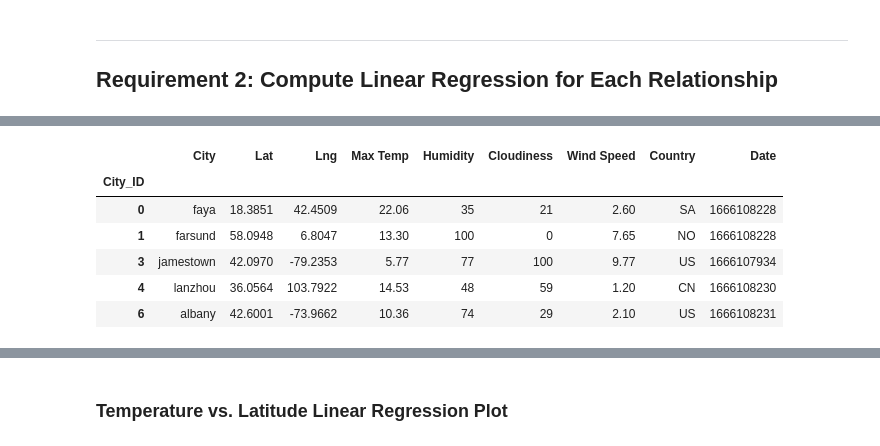
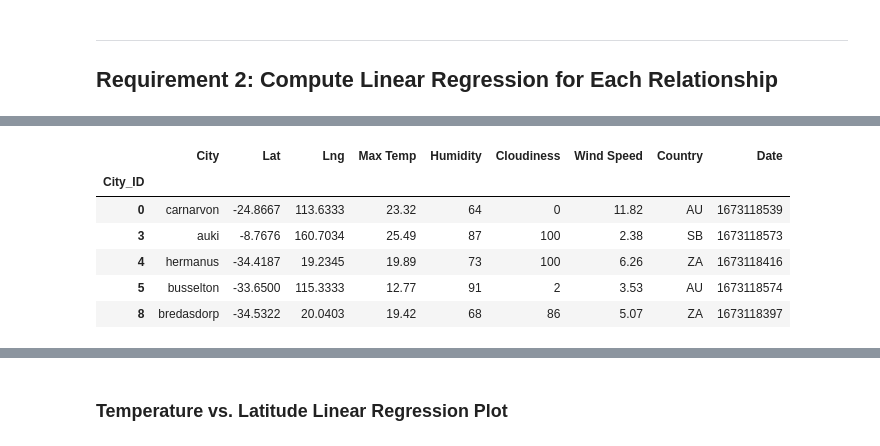
Before and after one commit to ericlsimon/python-api-challenge, a Jupyter notebook: WeatherPy/WeatherPy.ipynb, the cells around one changed output, grey strips where cells are left out. Saved outputs shown, nothing was run; the diff lists cells and outputs as text; code cells hidden in the pictures.

```diff
--- a/WeatherPy/WeatherPy.ipynb
+++ b/WeatherPy/WeatherPy.ipynb
@@ -275,14 +271,14 @@ plt.show()
 # %%
-# Create a DataFrame with the Northern Hemisphere data (Latitude >= 0)
-# YOUR CODE HERE
+# Create a DataFrame with the Southern Hemisphere data (Latitude < 0)
+southern_hemi_df = city_data_df.loc[city_data_df["Lat"] < 0, :]
 
 # Display sample data
-northern_hemi_df.head()
+southern_hemi_df.head()
 # %% [output]
 |  | City | Lat | Lng | Max Temp | Humidity | Cloudiness | Wind Speed | Country | Date |
 | City_ID |  |  |  |  |  |  |  |  |  |
-| 0 | faya | 18.3851 | 42.4509 | 22.06 | 35 | 21 | 2.60 | SA | 1666108228 |
-| 1 | farsund | 58.0948 | 6.8047 | 13.30 | 100 | 0 | 7.65 | NO | 1666108228 |
-| 3 | jamestown | 42.0970 | -79.2353 | 5.77 | 77 | 100 | 9.77 | US | 1666107934 |
-| 4 | lanzhou | 36.0564 | 103.7922 | 14.53 | 48 | 59 | 1.20 | CN | 1666108230 |
-| 6 | albany | 42.6001 | -73.9662 | 10.36 | 74 | 29 | 2.10 | US | 1666108231 |
+| 0 | carnarvon | -24.8667 | 113.6333 | 23.32 | 64 | 0 | 11.82 | AU | 1673118539 |
+| 3 | auki | -8.7676 | 160.7034 | 25.49 | 87 | 100 | 2.38 | SB | 1673118573 |
+| 4 | hermanus | -34.4187 | 19.2345 | 19.89 | 73 | 100 | 6.26 | ZA | 1673118416 |
+| 5 | busselton | -33.6500 | 115.3333 | 12.77 | 91 | 2 | 3.53 | AU | 1673118574 |
+| 8 | bredasdorp | -34.5322 | 20.0403 | 19.42 | 68 | 86 | 5.07 | ZA | 1673118397 |
```
Also changed, not shown: parts of 30 cells of this notebook, 5 other files.
